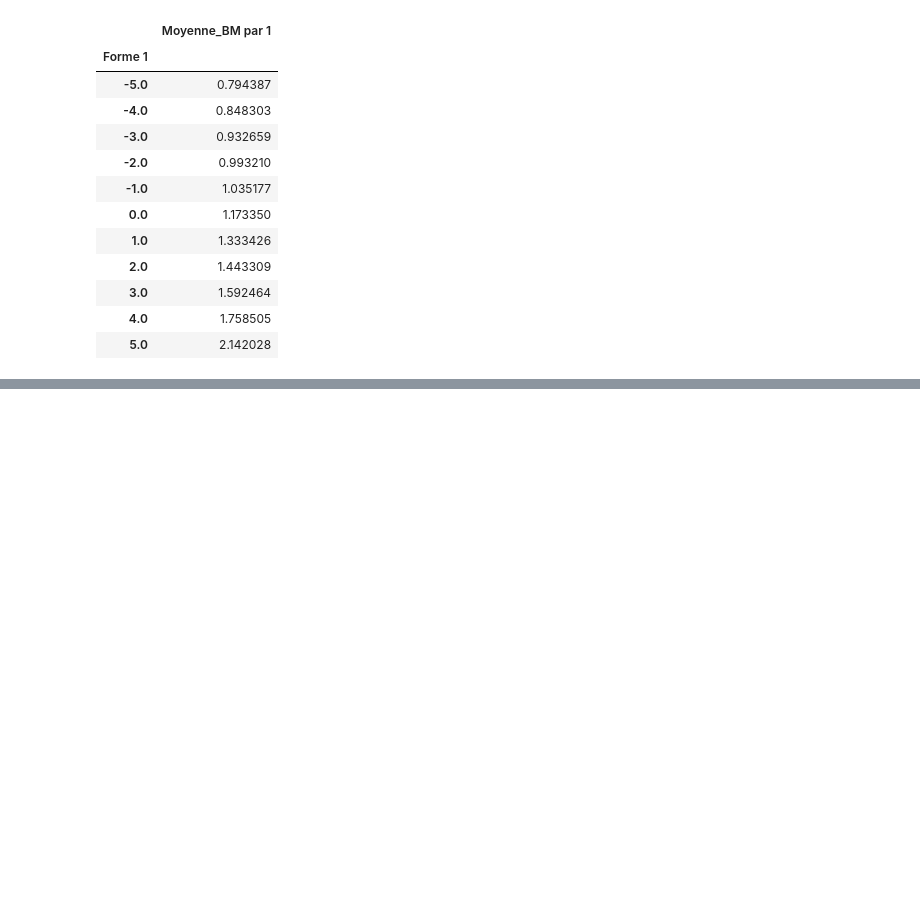
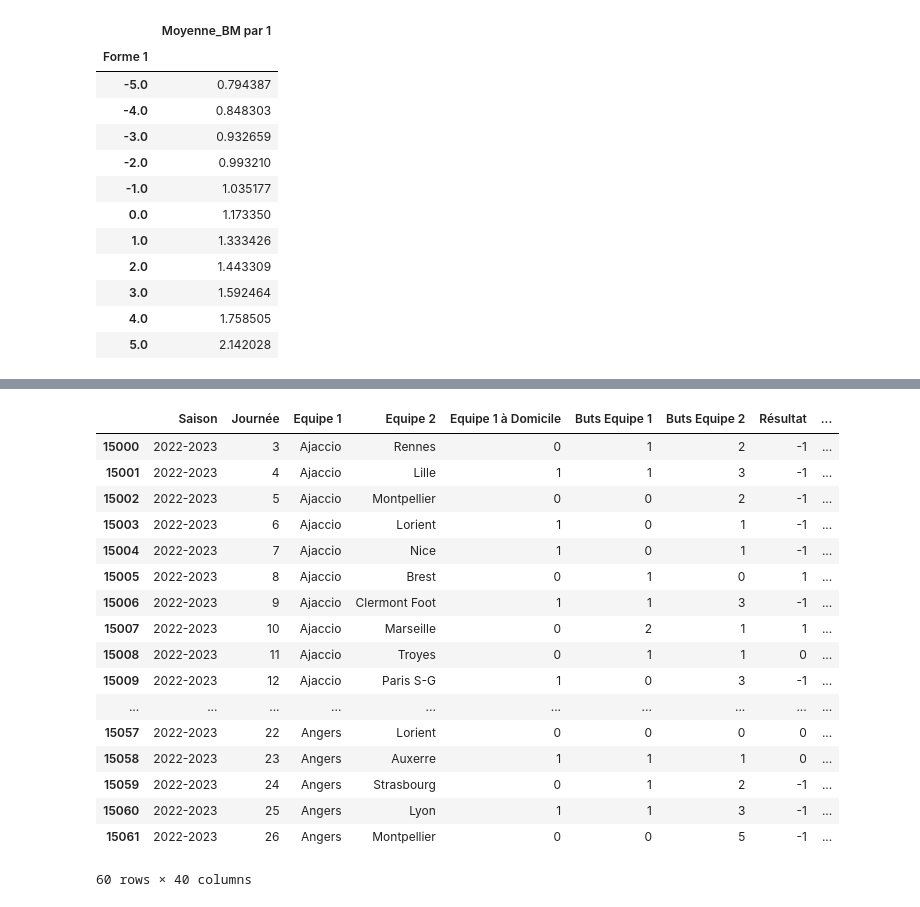
Before and after one commit to alexandreviard/Ligue1Predictor, a Jupyter notebook: Tests.ipynb, the cells around one changed output, grey strips where cells are left out. Cells and saved outputs as stored; diff of their text form; code cells hidden in the pictures; blank space fills up the shorter version.

```diff
--- a/Tests.ipynb
+++ b/Tests.ipynb
@@ -479,0 +636,47 @@ weighted avg       0.48      0.47      0.40      2835
+# %%
+#Random Forest sur le Score
+X_train = dataframe_regression[~(dataframe_regression['Saison'] == '2022-2023')].drop(['Equipe 1', 'Equipe 2', 'Saison', 'Journée', 'Buts Equipe 1', 'Buts Equipe 2', 'Résultat'], axis=1)
+Y_train1 = dataframe_regression["Buts Equipe 1"][~(dataframe_regression['Saison'] == '2022-2023')]
+Y_test1 = dataframe_regression[dataframe_regression['Saison'] == '2022-2023']['Buts Equipe 1']
+Y_train2 = dataframe_regression["Buts Equipe 2"][~(dataframe_regression['Saison'] == '2022-2023')]
+Y_test2 = dataframe_regression[dataframe_regression['Saison'] == '2022-2023']['Buts Equipe 2']
+X_test = dataframe_regression[dataframe_regression['Saison'] == '2022-2023'].drop(['Equipe 1', 'Equipe 2', 'Saison', 'Journée', 'Buts Equipe 1', 'Buts Equipe 2', 'Résultat'], axis=1)
+
+random_forest_model.fit(X_train, Y_train1)
+Y_pred1= random_forest_model.predict(X_test)
+
+random_forest_model.fit(X_train, Y_train2)
+Y_pred2= random_forest_model.predict(X_test)
+
+accuracy1 = accuracy_score(Y_test1, Y_pred1)
+classification_report_result1 = classification_report(Y_test1, Y_pred1)
+
+accuracy2 = accuracy_score(Y_test2, Y_pred2)
+classification_report_result2 = classification_report(Y_test2, Y_pred2)
+
+print('Random Forest sur Buts Equipe 1')
+print(f"Accuracy: {accuracy1:.4f}")
+print("Classification Report:\n", classification_report_result1)
+
+print('Random Forest sur Buts Equipe 2')
+print(f"Accuracy: {accuracy2:.4f}")
+print("Classification Report:\n", classification_report_result2)
+
+df_22_23 = dataframe_regression_copie[dataframe_regression_copie['Saison']=='2022-2023']
+
+df_22_23['pred_buts 1'] = Y_pred1.astype(int)
+df_22_23['pred_buts 2'] = Y_pred2.astype(int)
+
+conditions = [
+    (df_22_23['pred_buts 1'] > df_22_23['pred_buts 2']),
+    (df_22_23['pred_buts 1'] < df_22_23['pred_buts 2'])
+]
+valeurs = [1, -1]
+df_22_23['Résultat prévu'] = 0
+df_22_23['Résultat prévu'] = np.select(conditions, valeurs)
+df_22_23['Bon_résultat'] = df_22_23['Résultat'] == df_22_23['Résultat prévu']
+print('Random Forest sur le Score et déduction du Résultat')
+print(df_22_23['Bon_résultat'].value_counts())
+
+print('accuracy: ' + str(df_22_23['Bon_résultat'].value_counts()[True] / (df_22_23['Bon_résultat'].value_counts()[True] + df_22_23['Bon_résultat'].value_counts()[False])))
+# %% [output]
@@ -479,0 +717,18 @@ weighted avg       0.48      0.47      0.40      2835
+|  | Saison | Journée | Equipe 1 | Equipe 2 | Equipe 1 à Domicile | Buts Equipe 1 | Buts Equipe 2 | Résultat | ... |
+| 15000 | 2022-2023 | 3 | Ajaccio | Rennes | 0 | 1 | 2 | -1 | ... |
+| 15001 | 2022-2023 | 4 | Ajaccio | Lille | 1 | 1 | 3 | -1 | ... |
+| 15002 | 2022-2023 | 5 | Ajaccio | Montpellier | 0 | 0 | 2 | -1 | ... |
+| 15003 | 2022-2023 | 6 | Ajaccio | Lorient | 1 | 0 | 1 | -1 | ... |
+| 15004 | 2022-2023 | 7 | Ajaccio | Nice | 1 | 0 | 1 | -1 | ... |
+| 15005 | 2022-2023 | 8 | Ajaccio | Brest | 0 | 1 | 0 | 1 | ... |
+| 15006 | 2022-2023 | 9 | Ajaccio | Clermont Foot | 1 | 1 | 3 | -1 | ... |
+| 15007 | 2022-2023 | 10 | Ajaccio | Marseille | 0 | 2 | 1 | 1 | ... |
+| 15008 | 2022-2023 | 11 | Ajaccio | Troyes | 0 | 1 | 1 | 0 | ... |
+| 15009 | 2022-2023 | 12 | Ajaccio | Paris S-G | 1 | 0 | 3 | -1 | ... |
+| ... | ... | ... | ... | ... | ... | ... | ... | ... | ... |
+| 15057 | 2022-2023 | 22 | Angers | Lorient | 0 | 0 | 0 | 0 | ... |
+| 15058 | 2022-2023 | 23 | Angers | Auxerre | 1 | 1 | 1 | 0 | ... |
+| 15059 | 2022-2023 | 24 | Angers | Strasbourg | 0 | 1 | 2 | -1 | ... |
+| 15060 | 2022-2023 | 25 | Angers | Lyon | 1 | 1 | 3 | -1 | ... |
+| 15061 | 2022-2023 | 26 | Angers | Montpellier | 0 | 0 | 5 | -1 | ... |
+60 rows × 40 columns
```
Also changed, not shown: parts of 21 cells of this notebook, 2 other files.
